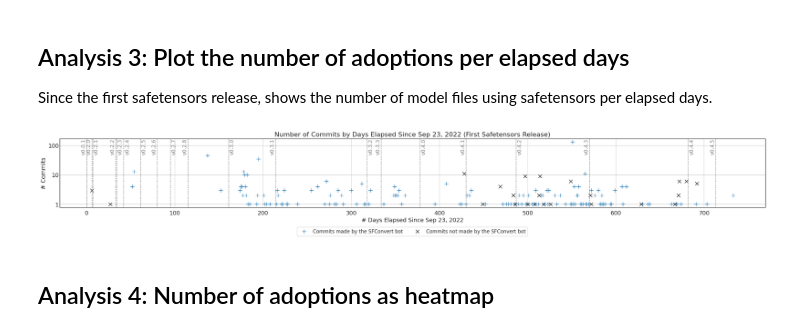
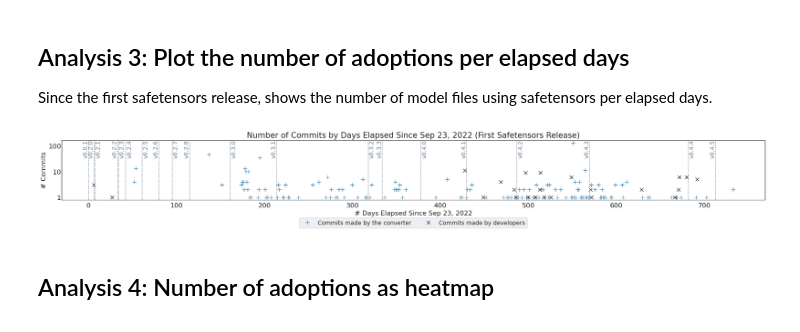
Before and after one commit to s2e-lab/model-evolution, a Jupyter notebook: scripts/notebooks/rq1_analysis.ipynb, the cells around one changed output. Drawn from its saved outputs; the diff is of its cells as text; code cells hidden in the pictures.

```diff
--- a/scripts/notebooks/rq1_analysis.ipynb
+++ b/scripts/notebooks/rq1_analysis.ipynb
@@ -99,6 +99,13 @@ from nb_utils import get_safetensors_releases, SAFETENSORS_RELEASE_DATE
 all_commits = df_safetensors['elapsed_days'].value_counts().sort_index()
 commits_not_by_bot = df_safetensors_not_by_bot['elapsed_days'].value_counts().sort_index()
 commits_by_bot = df_safetensors_by_bot['elapsed_days'].value_counts().sort_index()
+
+# Set a different font with broad Unicode support
+plt.rcParams['font.family'] = 'DejaVu Sans'
+# Decrease padding for y-axis tick labels
+plt.rcParams['ytick.major.pad'] = -2  # Decrease this value as needed
+# specify default font size
+plt.rcParams.update({'font.size': 16})
 
 # Plotting
 plt.figure(figsize=(25,4), facecolor="white")  # Set figure background to white
@@ -113,43 +120,43 @@ for spine in ax.spines.values():
 
 
 plt.plot(commits_by_bot.index, commits_by_bot.values,
          marker='+', linestyle='None', markersize=10,  label="Commits made by SFConvert bot")
 plt.plot(commits_not_by_bot.index, commits_not_by_bot.values,
          marker='x', linestyle='None', color='black', markersize=9, label="Commits not made by SFConvert bot")
 
-plt.xlabel("# Days Elapsed Since Sep 23, 2022", fontsize=14)
-plt.ylabel("# Commits", fontsize=14)
-plt.title("Number of Commits by Days Elapsed Since Sep 23, 2022 (First Safetensors Release)", fontsize=16)
+plt.xlabel("# Days Elapsed Since Sep 23, 2022")
+plt.ylabel("# Commits")
+plt.title("Number of Commits by Days Elapsed Since Sep 23, 2022 (First Safetensors Release)")
 plt.yscale('log')
-plt.yticks([1, 10, 100], ['1', '10', '100'], fontsize=14)
-plt.xticks(fontsize=14)
+plt.yticks([1, 10, 100], ['1', '10', '100'])
+# plt.xticks(fontsize=14)
 plt.grid(True)
 plt.legend(
-    ('Commits made by the SFConvert bot','Commits not made by the SFConvert bot'),
-    loc='upper center', bbox_to_anchor=(0.5, -0.25), ncol=2, fontsize=12)
+    ('Commits made by the converter','Commits made by developers'),
+    loc='upper center', bbox_to_anchor=(0.5, -0.25), ncol=2, fontsize=14)
 plt.tight_layout()
 
 
 df_releases  = get_safetensors_releases()
 
 #  add vertical lines for each release date with labels
-color, i, x_coordinates = 'tab:gray', 0, [1, -6.5]
+color, i, x_coordinates = 'slategray', 0, [1, -6.5]
 
 for day, label in df_releases[['date', 'tag']].values:
     i = (i + 1) % 2
     diff = (day - SAFETENSORS_RELEASE_DATE).days
     plt.axvline(x=diff,color=color, linestyle='--', linewidth=1)
     x_offset = 1.5 if label == 'v0.2.4' else  x_coordinates[i]
-    plt.text(diff + x_offset, plt.ylim()[1] * 0.99, label, color=color, rotation=90, verticalalignment='top', fontdict={'size':12.5})
+    plt.text(diff + x_offset, plt.ylim()[1] * 0.99, label, color=color, rotation=90, verticalalignment='top', fontdict={'size':14})
     if label == 'v0.0.1': i = 2
 
 
 # Save the plot as a PDF file
 plt.savefig(RESULTS_DIR /'RQ1CommitsDistribution.pdf', format="pdf", bbox_inches="tight")
 
 plt.show()
 # %% [output]
-[figure, old version]
+[figure, new version]
 # %% [markdown]
 ## Analysis 4: Number of adoptions as heatmap
 # %%
```
Also changed, not shown: parts of 5 cells of this notebook, 16 other files.
